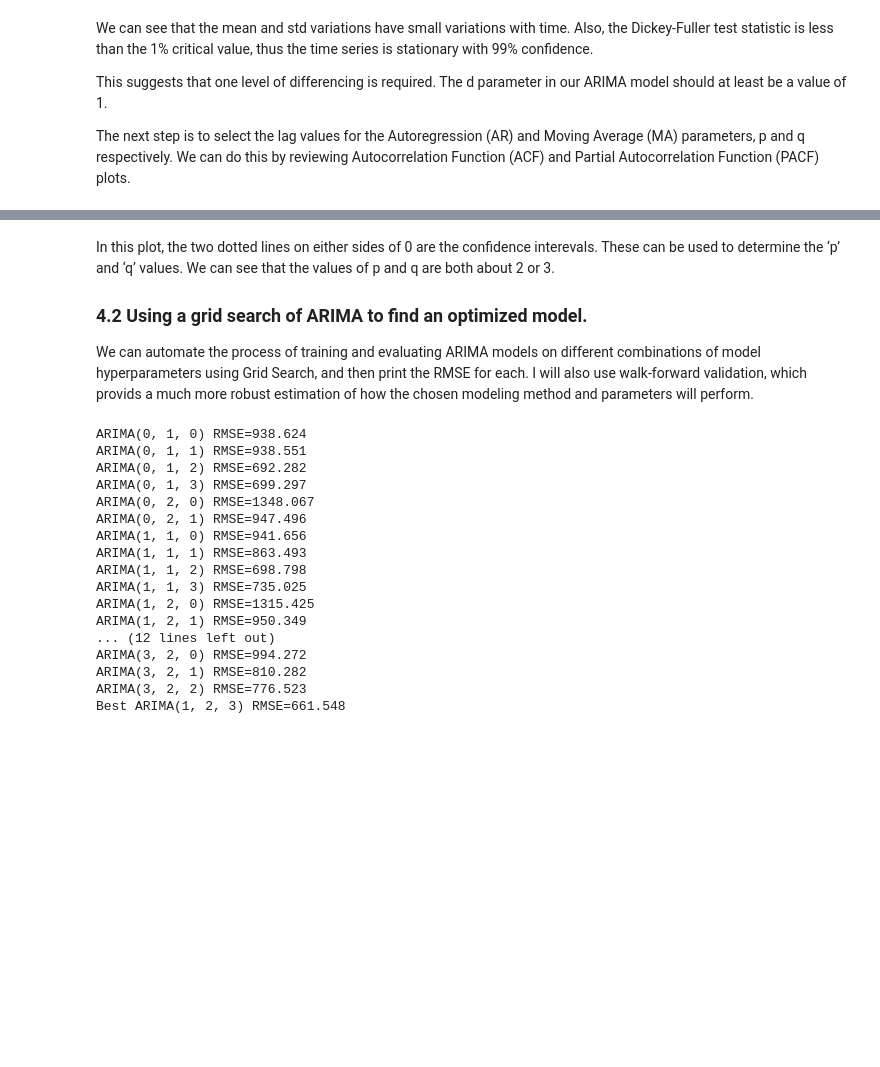
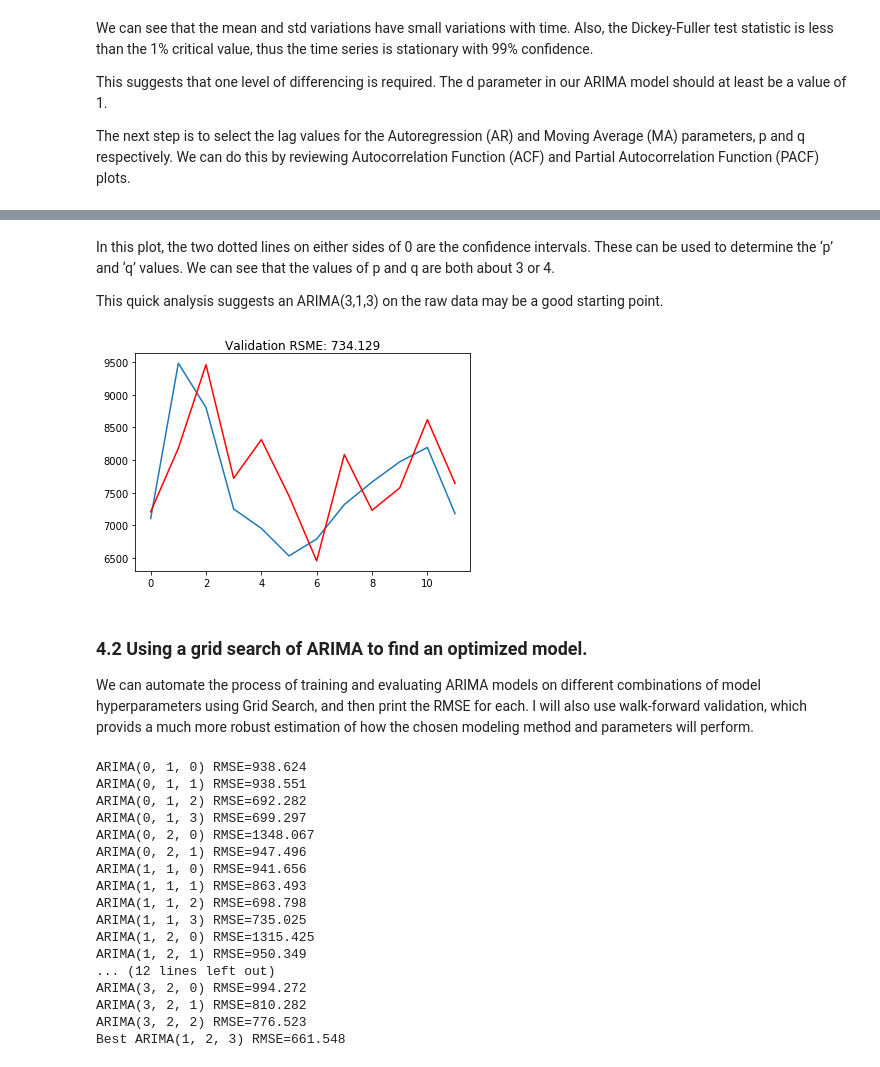
Before and after one commit to Erica-Tan/Average-number-of-business-visitors-in-New-Zealand, a Jupyter notebook: notebooks/NZVistors.ipynb, the cells around one changed output, grey strips where cells are left out. Cells and saved outputs as stored; diff of their text form; code cells hidden in the pictures; blank space fills up the shorter version.

```diff
--- a/notebooks/NZVistors.ipynb
+++ b/notebooks/NZVistors.ipynb
@@ -331,6 +320,38 @@ plt.show()
+# %% [markdown]
+In this plot, the two dotted lines on either sides of 0 are the confidence intervals. These can be used to determine the ‘p’ and ‘q’ values. We can see that the values of p and q are both about 3 or 4.
+
+This quick analysis suggests an ARIMA(3,1,3) on the raw data may be a good starting point.
+# %%
+# ARIMA model
+# an ARIMA model for a given order (p,d,q)
+def fit_arima_model(train, test,  arima_order):
+    # walk forward over time steps in test
+	history = [x for x in train]
+	# make predictions
+	predictions = list()
+	for t in range(len(test)):
+		model = ARIMA(history, order=arima_order)
+		model_fit = model.fit(disp=0)
+		output = model_fit.forecast()
+		yhat = output[0][0]
+		predictions.append(yhat)
+		obs = test[t]
+		history.append(obs)
+		#print('predicted=%f, expected=%f' % (yhat, obs))
+	# report performance
+	rmse = sqrt(mean_squared_error(test, predictions))
+	return rmse, predictions
+
+rmse, predictions = fit_arima_model(train, validation, (3, 1, 3))
+
+# plot
+plt.plot(validation)
+plt.plot(predictions, color='red')
+plt.title('Validation RSME: %.3f'% rmse)
+plt.show()
+# %% [output]
+[figure, added]
 # %% [markdown]
-In this plot, the two dotted lines on either sides of 0 are the confidence interevals. These can be used to determine the ‘p’ and ‘q’ values. We can see that the values of p and q are both about 2 or 3.
-
 ### 4.2 Using a grid search of ARIMA to find an optimized model.
 
 We can automate the process of training and evaluating ARIMA models on different combinations of model hyperparameters using Grid Search, and then print the RMSE for each. I will also use walk-forward validation, which provids a much more robust estimation of how the chosen modeling method and parameters will perform.
```
Also changed, not shown: parts of 12 cells of this notebook, 15 other files.
